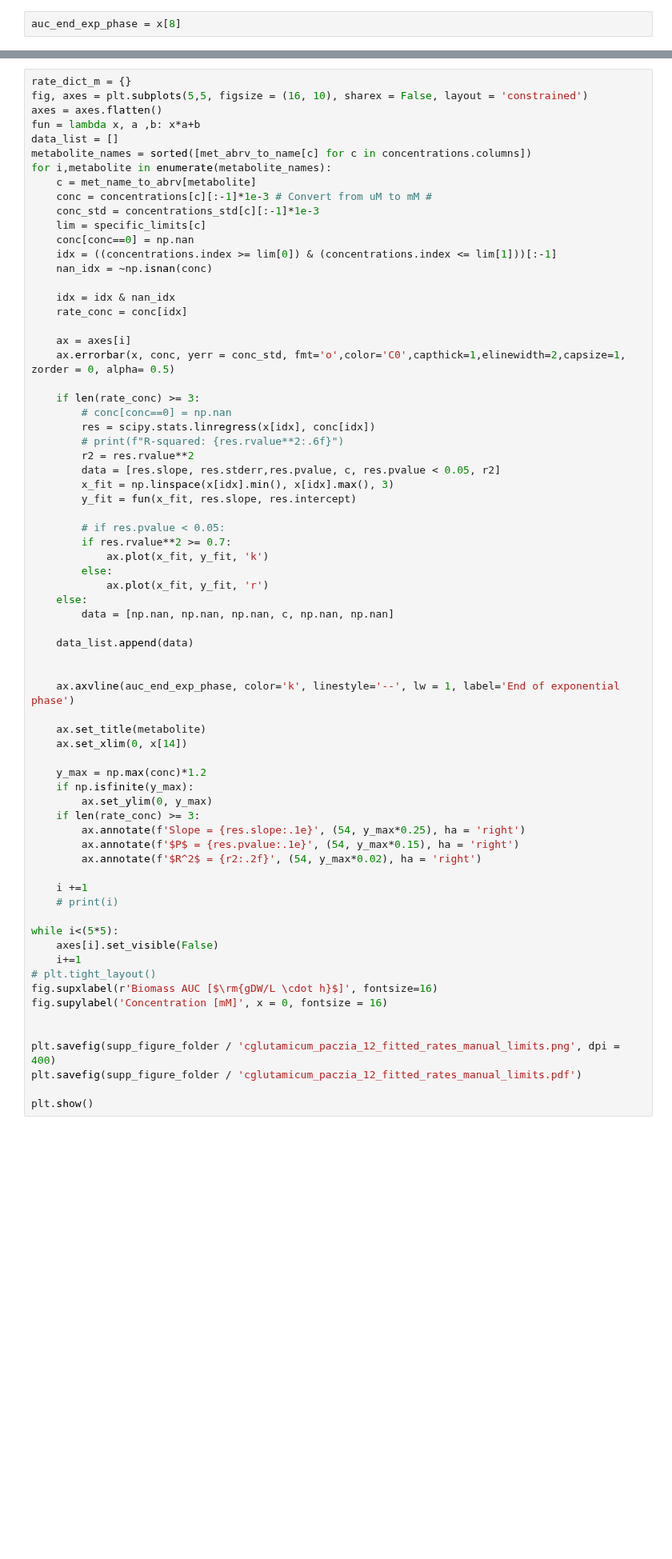
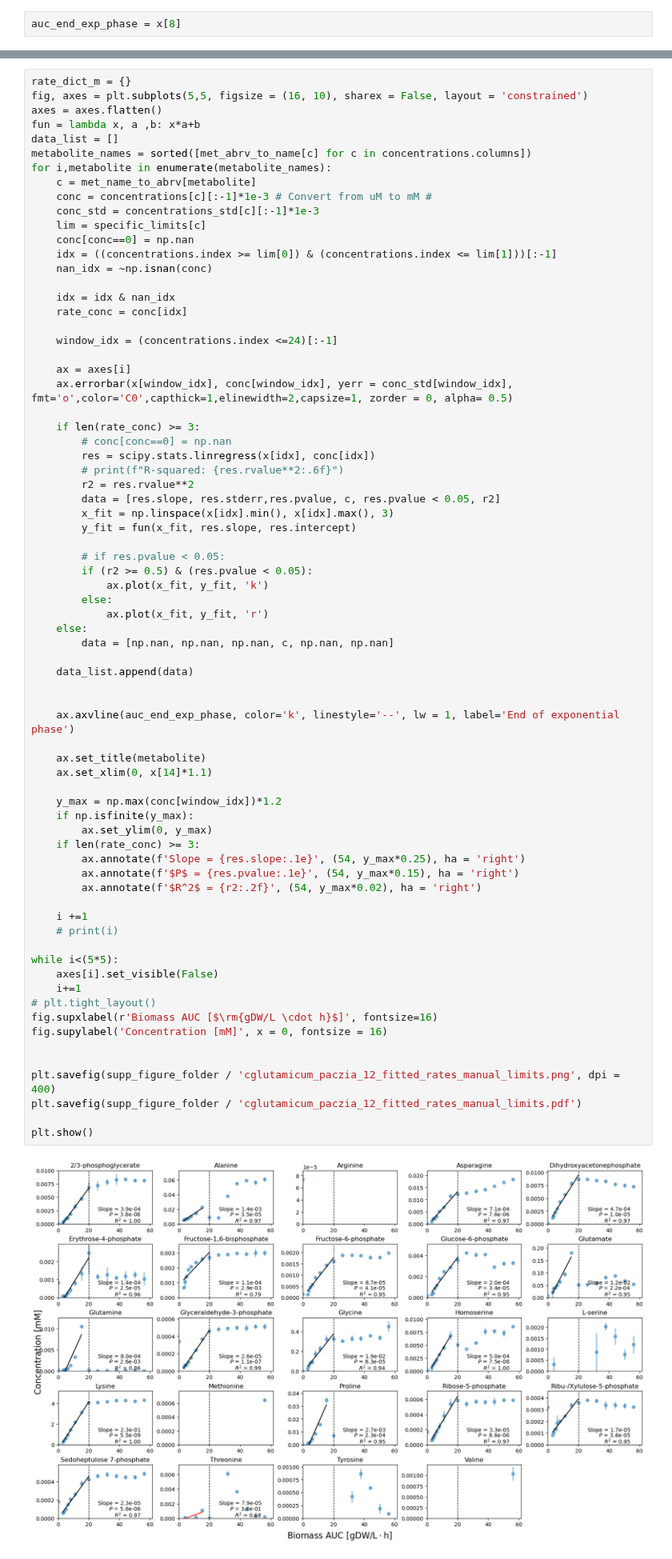
Before and after one commit to sulheim/metabolite-release, a Jupyter notebook: notebooks/1_release_rates/2_paczia_et_al_2012/2C_estimate_leakage_rates_exp_phase_c_glutamicum.ipynb, the cells around one changed output, grey strips where cells are left out. Shown at 80% size. Saved outputs shown, nothing was run; the diff lists cells and outputs as text; blank space fills up the shorter version.

```diff
--- a/notebooks/1_release_rates/2_paczia_et_al_2012/2C_estimate_leakage_rates_exp_phase_c_glutamicum.ipynb
+++ b/notebooks/1_release_rates/2_paczia_et_al_2012/2C_estimate_leakage_rates_exp_phase_c_glutamicum.ipynb
@@ -202,8 +222,10 @@ for i,metabolite in enumerate(metabolite_names):
     idx = idx & nan_idx
     rate_conc = conc[idx]
 
+    window_idx = (concentrations.index <=24)[:-1]
+
     ax = axes[i]
-    ax.errorbar(x, conc, yerr = conc_std, fmt='o',color='C0',capthick=1,elinewidth=2,capsize=1, zorder = 0, alpha= 0.5)
+    ax.errorbar(x[window_idx], conc[window_idx], yerr = conc_std[window_idx], fmt='o',color='C0',capthick=1,elinewidth=2,capsize=1, zorder = 0, alpha= 0.5)
 
     if len(rate_conc) >= 3:
         # conc[conc==0] = np.nan
@@ -215,7 +237,7 @@ for i,metabolite in enumerate(metabolite_names):
         y_fit = fun(x_fit, res.slope, res.intercept)
 
         # if res.pvalue < 0.05:
-        if res.rvalue**2 >= 0.7:
+        if (r2 >= 0.5) & (res.pvalue < 0.05):
             ax.plot(x_fit, y_fit, 'k')
         else:
             ax.plot(x_fit, y_fit, 'r')
@@ -224,35 +246,37 @@ for i,metabolite in enumerate(metabolite_names):
 
     data_list.append(data)
 
 
     ax.axvline(auc_end_exp_phase, color='k', linestyle='--', lw = 1, label='End of exponential phase')
 
     ax.set_title(metabolite)
-    ax.set_xlim(0, x[14])
+    ax.set_xlim(0, x[14]*1.1)
 
-    y_max = np.max(conc)*1.2
+    y_max = np.max(conc[window_idx])*1.2
     if np.isfinite(y_max):
         ax.set_ylim(0, y_max)
     if len(rate_conc) >= 3:
         ax.annotate(f'Slope = {res.slope:.1e}', (54, y_max*0.25), ha = 'right')
         ax.annotate(f'$P$ = {res.pvalue:.1e}', (54, y_max*0.15), ha = 'right')
         ax.annotate(f'$R^2$ = {r2:.2f}', (54, y_max*0.02), ha = 'right')
 
     i +=1
     # print(i)
 
 while i<(5*5):
     axes[i].set_visible(False)
     i+=1
 # plt.tight_layout()
 fig.supxlabel(r'Biomass AUC [$\rm{gDW/L \cdot h}$]', fontsize=16)
 fig.supylabel('Concentration [mM]', x = 0, fontsize = 16)
 
 
 plt.savefig(supp_figure_folder / 'cglutamicum_paczia_12_fitted_rates_manual_limits.png', dpi = 400)
 plt.savefig(supp_figure_folder / 'cglutamicum_paczia_12_fitted_rates_manual_limits.pdf')
 
 plt.show()
+# %% [output]
+[figure, added]
 # %%
 rate_data = pd.DataFrame(data_list, columns = ['Rate [mmol/gDW/h]', 'Std. Err [mmol/gDW/h]', 'p-val', 'Metabolite abbrv.', 'Significance', 'R2'])
 # %% [markdown]
```
Also changed, not shown: parts of 1 cell of this notebook, 7 other files.
